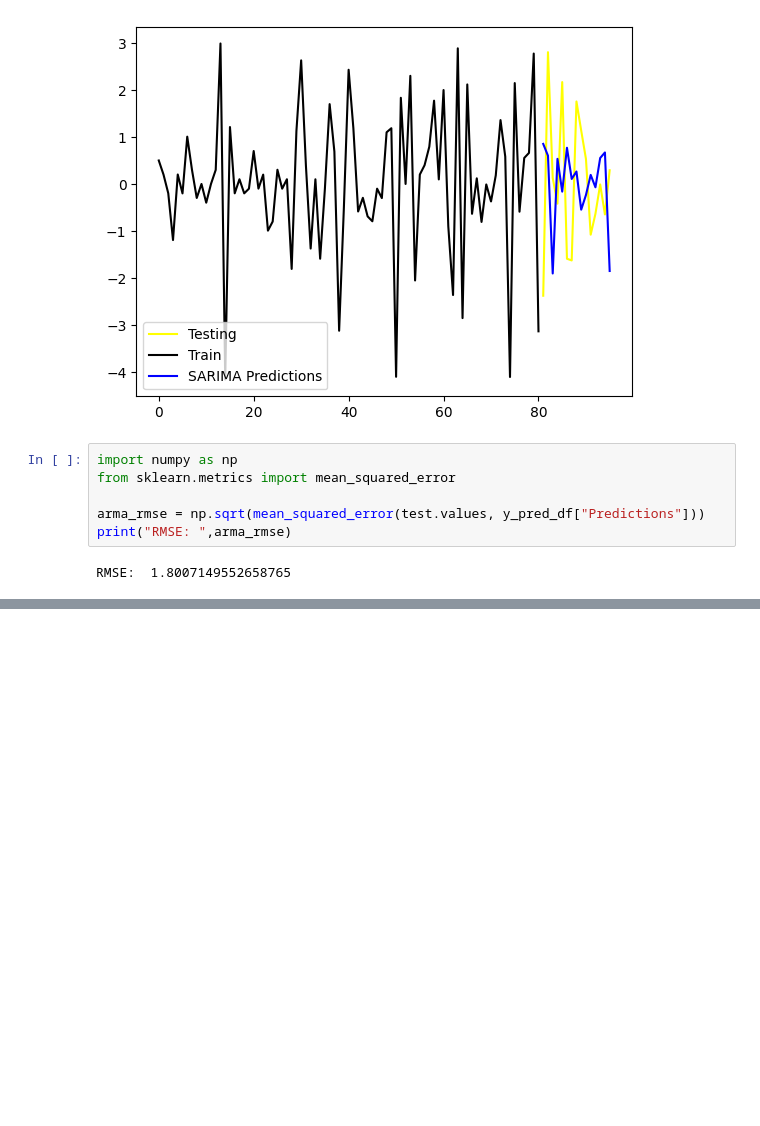
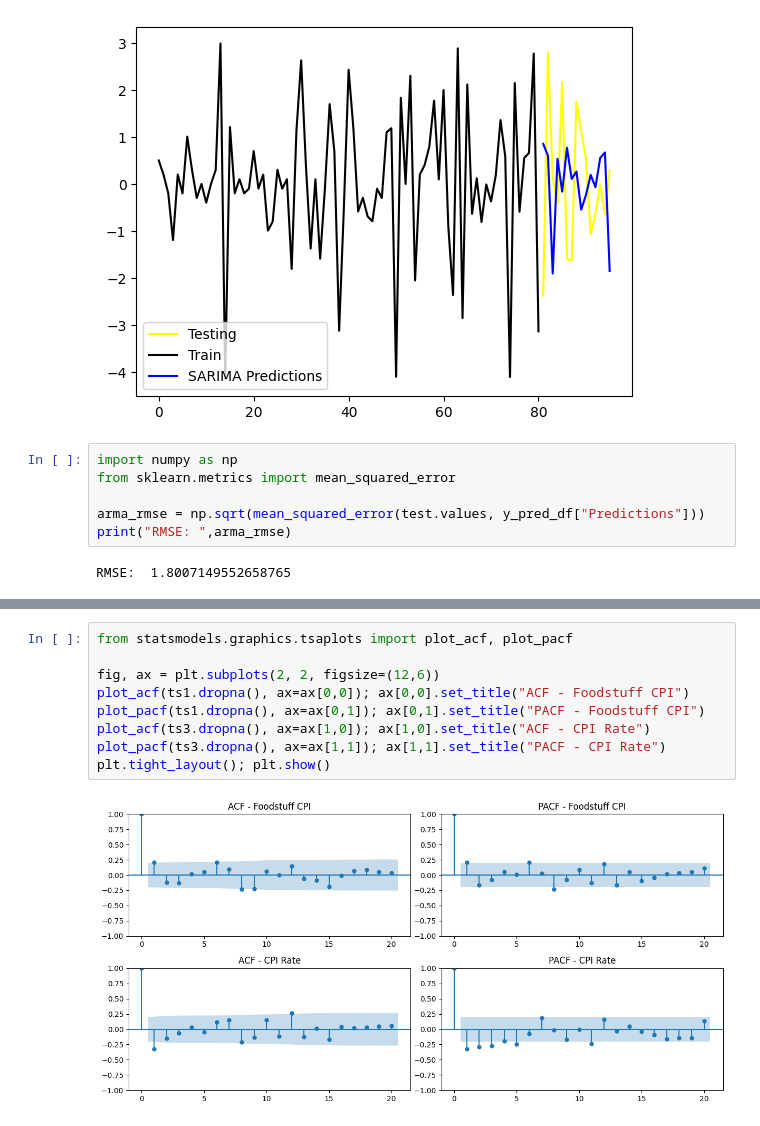
Before and after one commit to Kairyou-ML/TimeSeriesAnalysis, a Jupyter notebook: lecture3.ipynb, the cells around one changed output, grey strips where cells are left out. Cells and saved outputs as stored; diff of their text form; blank space fills up the shorter version.

```diff
--- a/lecture3.ipynb
+++ b/lecture3.ipynb
@@ -348,0 +412,11 @@ RMSE:  1.8007149552658765
+# %%
+from statsmodels.graphics.tsaplots import plot_acf, plot_pacf
+
+fig, ax = plt.subplots(2, 2, figsize=(12,6))
+plot_acf(ts1.dropna(), ax=ax[0,0]); ax[0,0].set_title("ACF - Foodstuff CPI")
+plot_pacf(ts1.dropna(), ax=ax[0,1]); ax[0,1].set_title("PACF - Foodstuff CPI")
+plot_acf(ts3.dropna(), ax=ax[1,0]); ax[1,0].set_title("ACF - CPI Rate")
+plot_pacf(ts3.dropna(), ax=ax[1,1]); ax[1,1].set_title("PACF - CPI Rate")
+plt.tight_layout(); plt.show()
+# %% [output]
+[figure, added]
```
Also changed, not shown: parts of 7 cells of this notebook, 7 other files.
